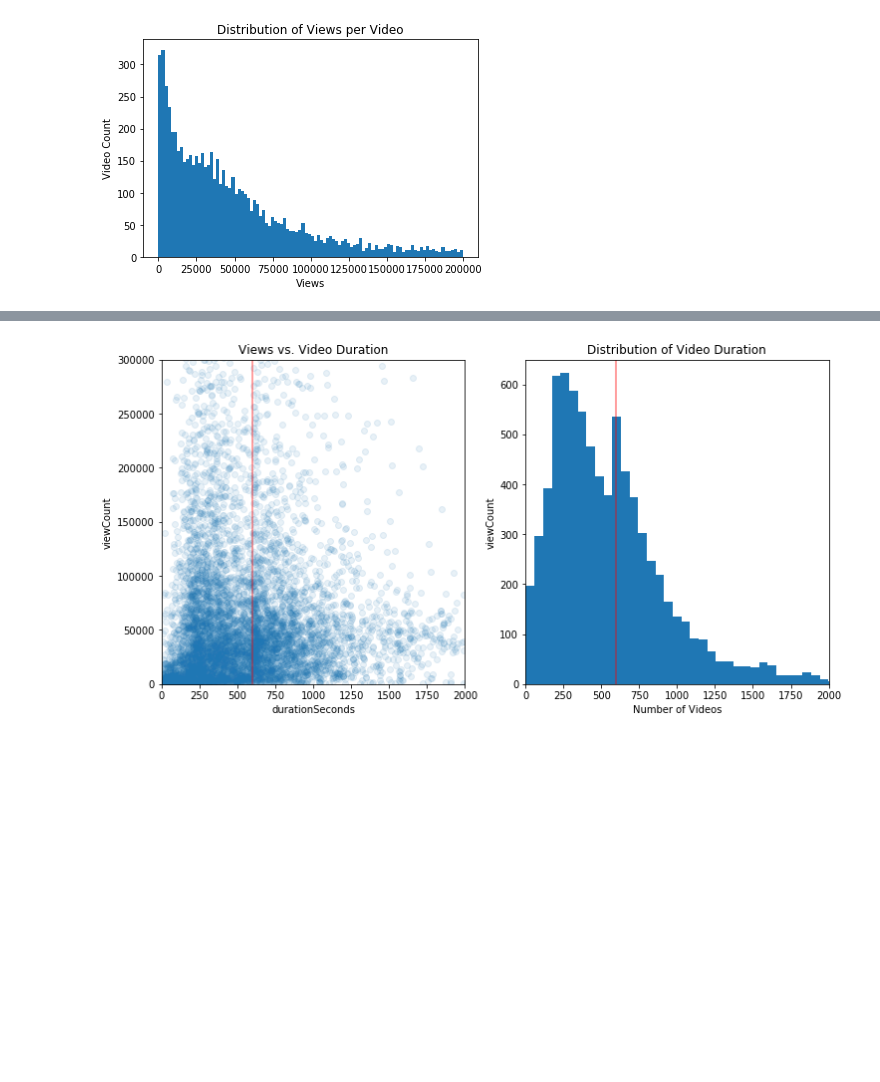
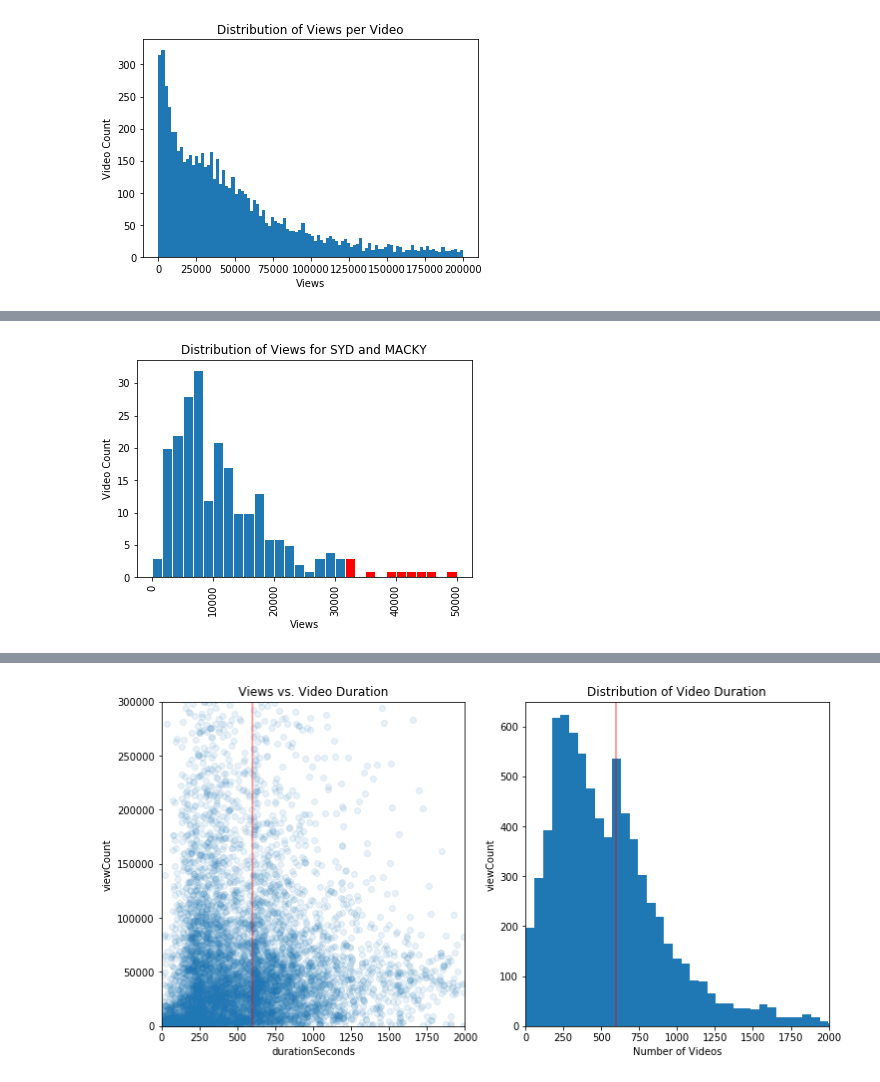
Before and after one commit to scottfeldmanpeabody/MTB-YouTube, a Jupyter notebook: notebooks/EDA.ipynb, the cells around one changed output, grey strips where cells are left out. Cells and saved outputs as stored; diff of their text form; code cells hidden in the pictures; blank space fills up the shorter version.

```diff
--- a/notebooks/EDA.ipynb
+++ b/notebooks/EDA.ipynb
@@ -203,3 +177,7 @@ plt.show();
+# %%
+channel_hist('SYD and MACKY',50000,95)
+# %% [output]
+[figure, added]
 # %%
 top_videos_per_channel('BKXC',.95).head(3)
 # %% [output]
```
Also changed, not shown: parts of 14 cells of this notebook, 5 other files.
